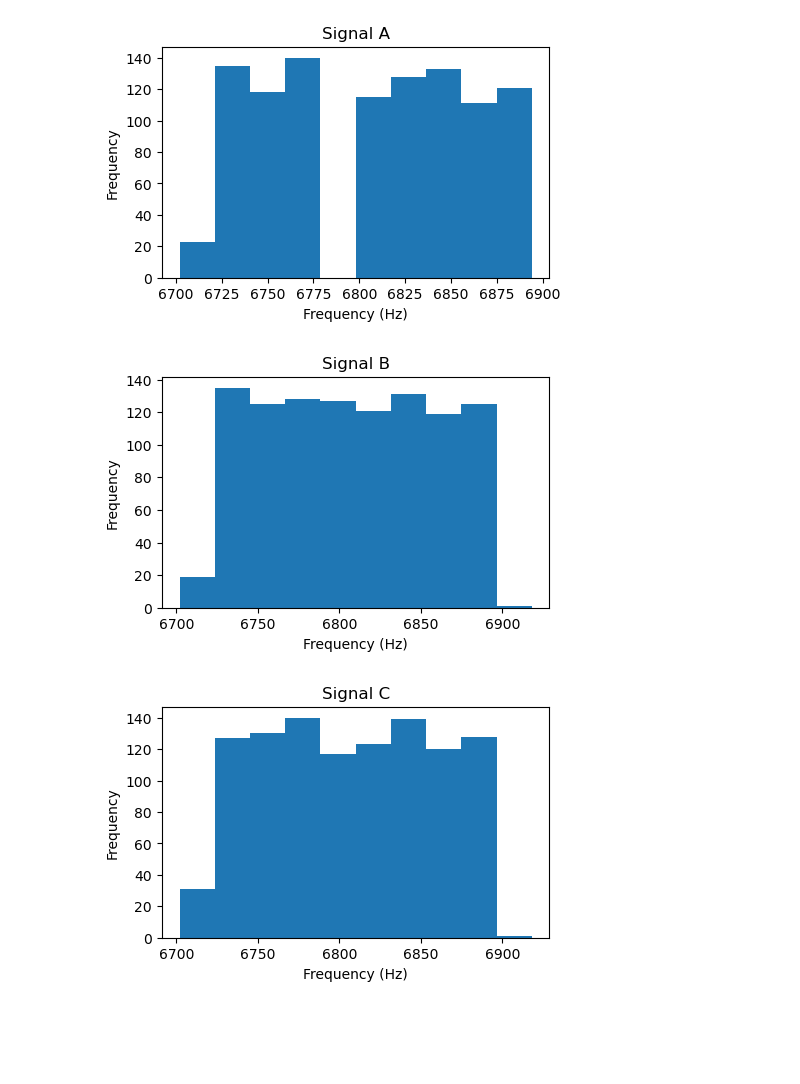
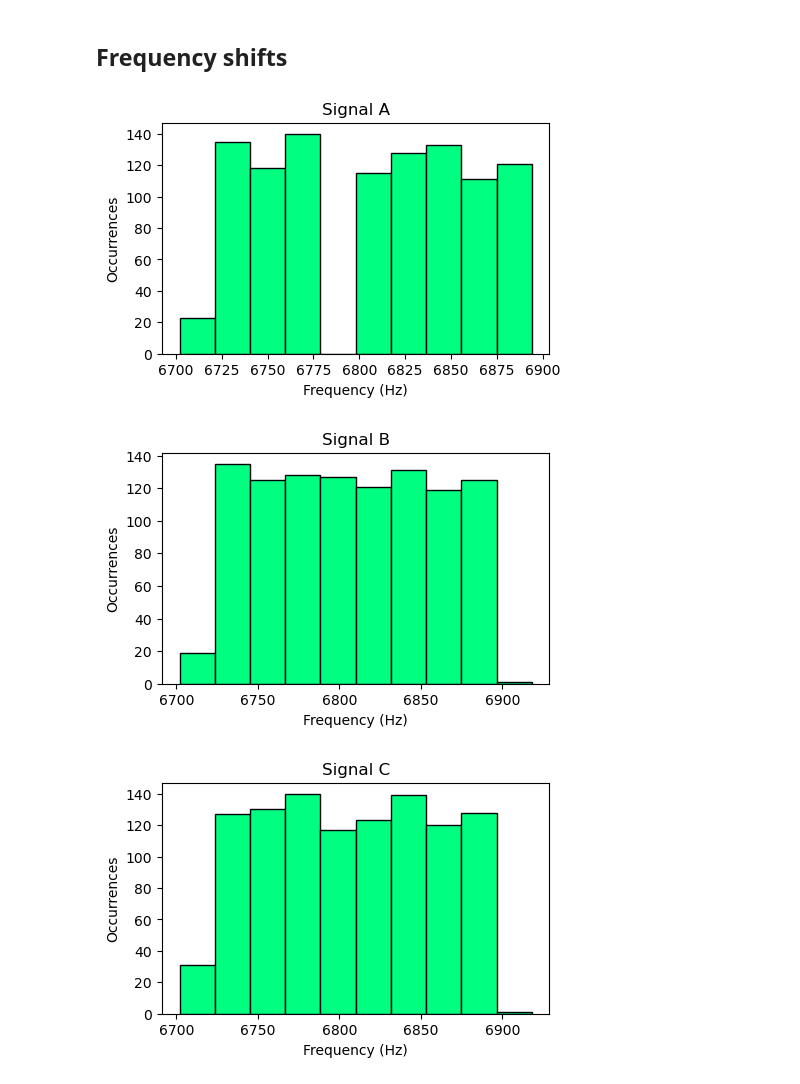
Before and after one commit to Dr-Nozimo/GuardianRuinAnalyses, a Jupyter notebook: sequence_analysis/5a_sequence_stats.ipynb, the cells around one changed output. Saved outputs shown, nothing was run; the diff lists cells and outputs as text; code cells hidden in the pictures; blank space fills up the shorter version.

```diff
--- a/sequence_analysis/5a_sequence_stats.ipynb
+++ b/sequence_analysis/5a_sequence_stats.ipynb
@@ -18,20 +27,24 @@ df.head()
 # %%
-# Histograms of correlation values
 for signal_type in np.array(['D', 'E', 'F', 'G', 'X']): # 'A', 'B', 'C',
     subset = df[df['Signal Type'] == signal_type] # Extract subset for each signal
+
+    min_val = subset['Correlation Value'].min()
+    max_val = subset['Correlation Value'].max()
+    mean_val = (subset['Correlation Value']).mean()
+    count = len(subset)
+
     plt.figure(figsize=(5, 3))
-    plt.hist(subset['Correlation Value'], bins=20, alpha=1.0, label=signal_type) # Plot histogram for the 'Correlation Value' of each signal type
+    bin_width = 0.01
+    bins = np.arange(min_val, max_val + bin_width, bin_width)
+    plt.hist(subset['Correlation Value'], bins=bins, alpha=1.0, label=signal_type, color="#0080ff", edgecolor='black')
     plt.title('Signal ' + str(signal_type))
     plt.xlabel('Correlation Value')
-    plt.ylabel('Frequency')
-
-    # Calculate min and mean values
-    min_val = np.min(subset['Correlation Value'])
-    mean_val = np.mean(subset['Correlation Value'])
+    plt.ylabel('Occurrencies')
+    plt.xlim(0.4, 1.0)
 
     # Add the min and mean values in the upper-right corner
-    plt.text(0.98, 0.97, f'Min: {min_val:.2f}\nMean: {mean_val:.2f}',
-             ha='right', va='top', transform=plt.gca().transAxes,
+    plt.text(0.02, 0.97, f'Min: {min_val:.2f}\nMean: {mean_val:.2f}\nCount: {count}',
+             ha='left', va='top', transform=plt.gca().transAxes,
              fontsize=10, color='black', weight='bold', bbox=dict(facecolor='white', edgecolor='none', alpha=0.7))
 
     plt.show()
@@ -43,0 +59,13 @@ for signal_type in np.array(['D', 'E', 'F', 'G', 'X']): # 'A', 'B', 'C',
+# %%
+subset = df[df['Signal Type'] != "X"]
+signal_counts = subset['Signal Type'].value_counts()
+sorted_signal_types = sorted(signal_counts.index)
+plt.figure(figsize=(5, 3))
+plt.bar(sorted_signal_types, signal_counts[sorted_signal_types], alpha=1.0, color="#0080ff", edgecolor='black')
+plt.title('Occurrences of each signal type')
+plt.xlabel('Signal Type')
+plt.ylabel('Occurrences')
+plt.show()
+
+for signal_type in np.array(['A', 'B', 'C', 'D', 'E', 'F', 'G']):
+    print(f'{signal_type}: {np.count_nonzero(subset["Signal Type"] == signal_type)}')
@@ -44,23 +81,23 @@ for signal_type in np.array(['D', 'E', 'F', 'G', 'X']): # 'A', 'B', 'C',
+# %% [markdown]
+## Frequency shifts
 # %%
-# Histograms of frequency shifts
-for signal_type in np.array(['A', 'B', 'C', 'D', 'E', 'F', 'G', 'X']): # 'A', 'B', 'C',
+for signal_type in np.array(['A', 'B', 'C', 'D', 'E', 'F', 'G', 'X']):
     subset = df[df['Signal Type'] == signal_type] # Extract subset for each signal
     plt.figure(figsize=(5, 3))
 
     # Find min and max frequency values for the current signal type
     min_x = np.min(subset['Frequency (Hz)'])
     max_x = np.max(subset['Frequency (Hz)'])
-    # Create bins with a width of 24 Hz
-    bin_size = 24
+    bin_size = 24 # 24 Hz, the FFT resolution
     bin_edges = np.arange(min_x, max_x + bin_size, bin_size)  # +bin_size ensures the last bin covers the max frequency
 
-    plt.hist(subset['Frequency (Hz)'], bins=10, alpha=1.0, label=signal_type) # Plot histogram for the 'Correlation Value' of each signal type
+    plt.hist(subset['Frequency (Hz)'], bins=10, alpha=1.0, label=signal_type, color="#00ff80", edgecolor='black') # Plot histogram for the 'Correlation Value' of each signal type
     plt.title('Signal ' + str(signal_type))
     plt.xlabel('Frequency (Hz)')
-    plt.ylabel('Frequency')
+    plt.ylabel('Occurrences')
 
     plt.show()
 # %% [output]
-[figure, old version]
+[figure, new version]
-[figure, old version]
+[figure, new version]
-[figure, old version]
+[figure, new version]
```
Also changed, not shown: parts of 7 cells of this notebook, 2 other files.
